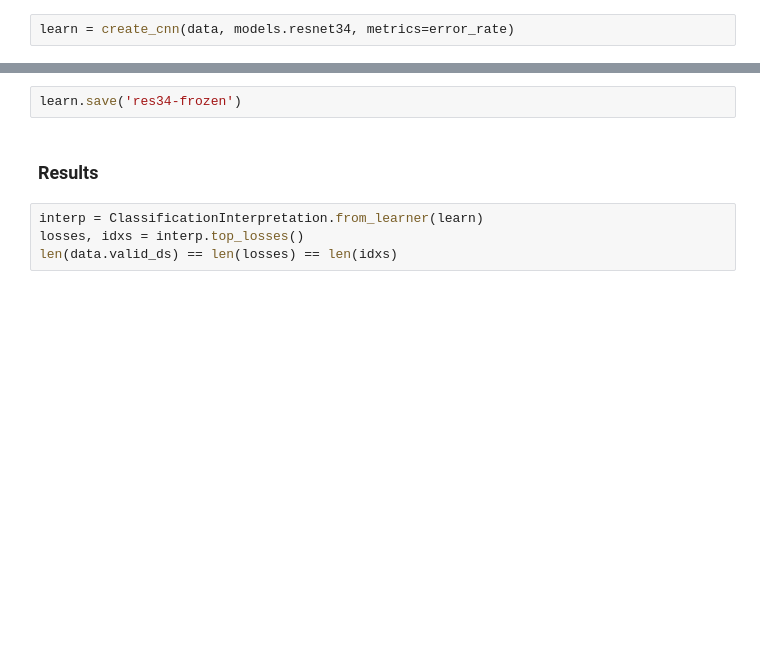
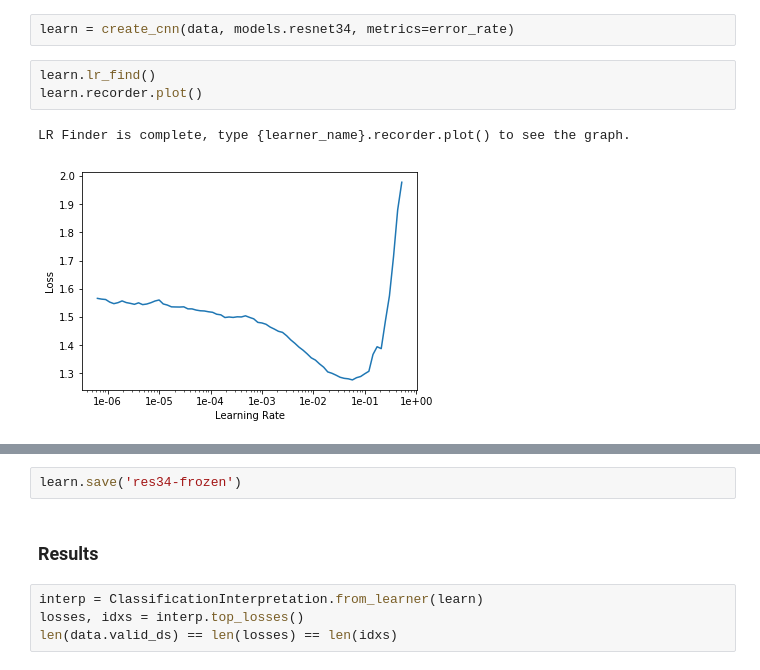
Before and after one commit to jellenberger/melanoma-detection, a Jupyter notebook: work/melanoma-detection.ipynb, the cells around one changed output, grey strips where cells are left out. Saved outputs shown, nothing was run; the diff lists cells and outputs as text; blank space fills up the shorter version.

```diff
--- a/work/melanoma-detection.ipynb
+++ b/work/melanoma-detection.ipynb
@@ -46,3 +43,9 @@ data.show_batch(rows=3, figsize=(6, 6))
 # %%
 learn = create_cnn(data, models.resnet34, metrics=error_rate)
+# %%
+learn.lr_find()
+learn.recorder.plot()
+# %% [output]
+LR Finder is complete, type {learner_name}.recorder.plot() to see the graph.
+[figure, added]
 # %%
```
Also changed, not shown: parts of 15 cells of this notebook.
